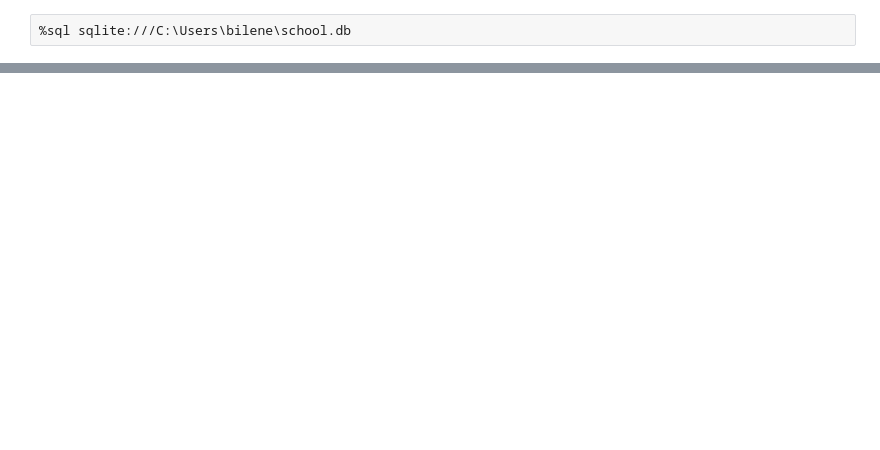
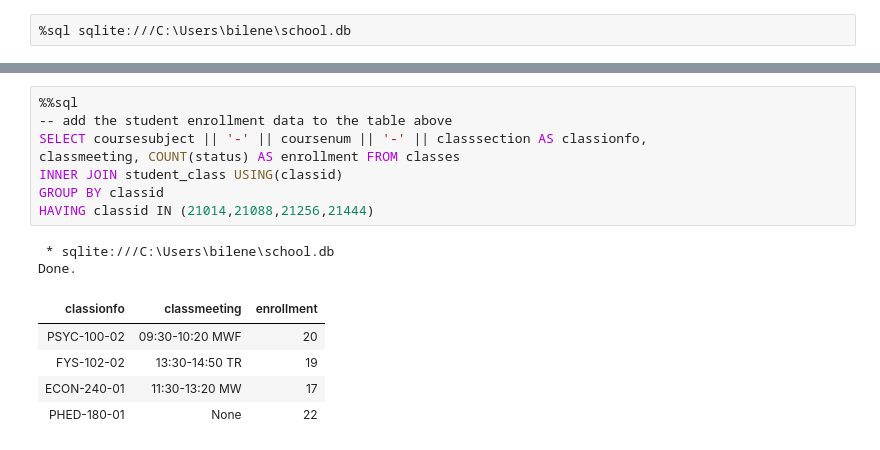
Before and after one commit to ernbilen/Data200_Spring23, a Jupyter notebook: notes/inclass/sql-intro.ipynb, the cells around one changed output, grey strips where cells are left out. Cells and saved outputs as stored; diff of their text form; blank space fills up the shorter version.

```diff
--- a/notes/inclass/sql-intro.ipynb
+++ b/notes/inclass/sql-intro.ipynb
@@ -462,0 +489,16 @@ Done.
+# %%
+%%sql
+-- add the student enrollment data to the table above
+SELECT coursesubject || '-' || coursenum || '-' || classsection AS classionfo,
+classmeeting, COUNT(status) AS enrollment FROM classes
+INNER JOIN student_class USING(classid)
+GROUP BY classid
+HAVING classid IN (21014,21088,21256,21444)
+# %% [output]
+ * sqlite:///C:\Users\bilene\school.db
+Done.
+| classionfo | classmeeting | enrollment |
+| PSYC-100-02 | 09:30-10:20 MWF | 20 |
+| FYS-102-02 | 13:30-14:50 TR | 19 |
+| ECON-240-01 | 11:30-13:20 MW | 17 |
+| PHED-180-01 | None | 22 |
```
Also changed, not shown: parts of 6 cells of this notebook.
